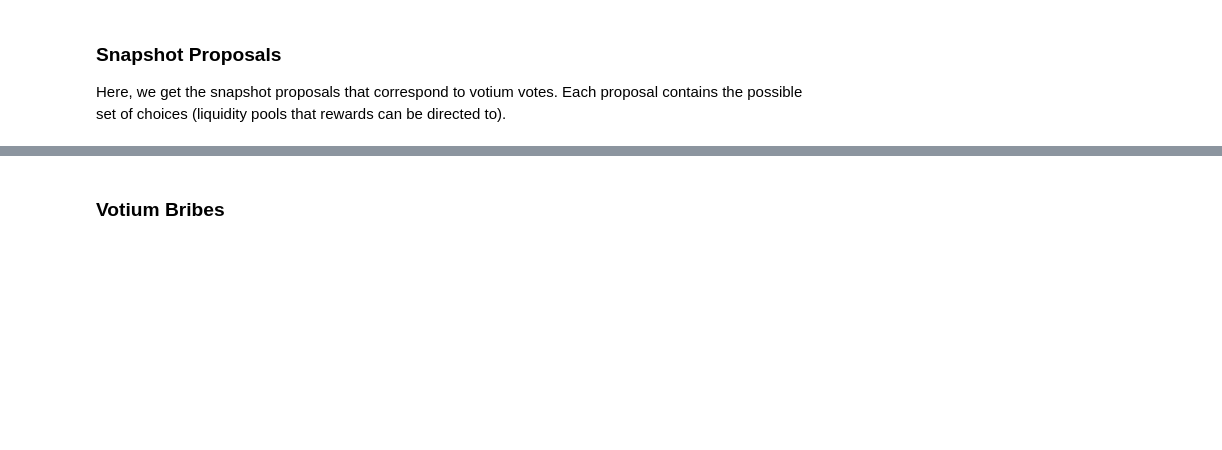
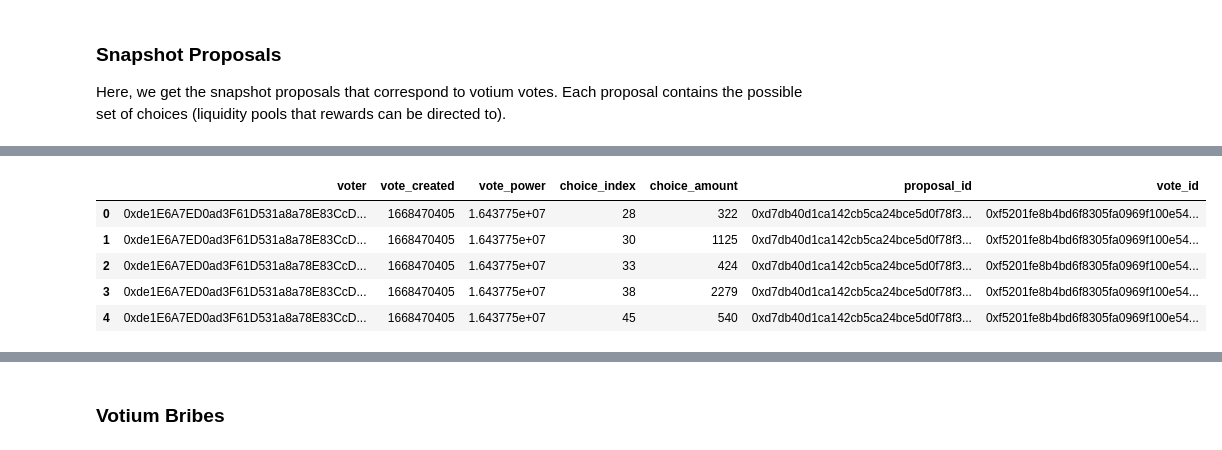
Before and after one commit to bam4564/flywheel, a Jupyter notebook: VotiumBribes.ipynb, the cells around one changed output, grey strips where cells are left out. Drawn from its saved outputs; the diff is of its cells as text; code cells hidden in the pictures; blank space fills up the shorter version.

```diff
--- a/VotiumBribes.ipynb
+++ b/VotiumBribes.ipynb
@@ -460,0 +485,9 @@ Querying votium snapshot proposal 31 / 31
+# %%
+df_votes.head()
+# %% [output]
+|  | voter | vote_created | vote_power | choice_index | choice_amount | proposal_id | vote_id |
+| 0 | 0xde1E6A7ED0ad3F61D531a8a78E83CcD... | 1668470405 | 1.643775e+07 | 28 | 322 | 0xd7db40d1ca142cb5ca24bce5d0f78f3... | 0xf5201fe8b4bd6f8305fa0969f100e54... |
+| 1 | 0xde1E6A7ED0ad3F61D531a8a78E83CcD... | 1668470405 | 1.643775e+07 | 30 | 1125 | 0xd7db40d1ca142cb5ca24bce5d0f78f3... | 0xf5201fe8b4bd6f8305fa0969f100e54... |
+| 2 | 0xde1E6A7ED0ad3F61D531a8a78E83CcD... | 1668470405 | 1.643775e+07 | 33 | 424 | 0xd7db40d1ca142cb5ca24bce5d0f78f3... | 0xf5201fe8b4bd6f8305fa0969f100e54... |
+| 3 | 0xde1E6A7ED0ad3F61D531a8a78E83CcD... | 1668470405 | 1.643775e+07 | 38 | 2279 | 0xd7db40d1ca142cb5ca24bce5d0f78f3... | 0xf5201fe8b4bd6f8305fa0969f100e54... |
+| 4 | 0xde1E6A7ED0ad3F61D531a8a78E83CcD... | 1668470405 | 1.643775e+07 | 45 | 540 | 0xd7db40d1ca142cb5ca24bce5d0f78f3... | 0xf5201fe8b4bd6f8305fa0969f100e54... |
```
Also changed, not shown: parts of 14 cells of this notebook.
